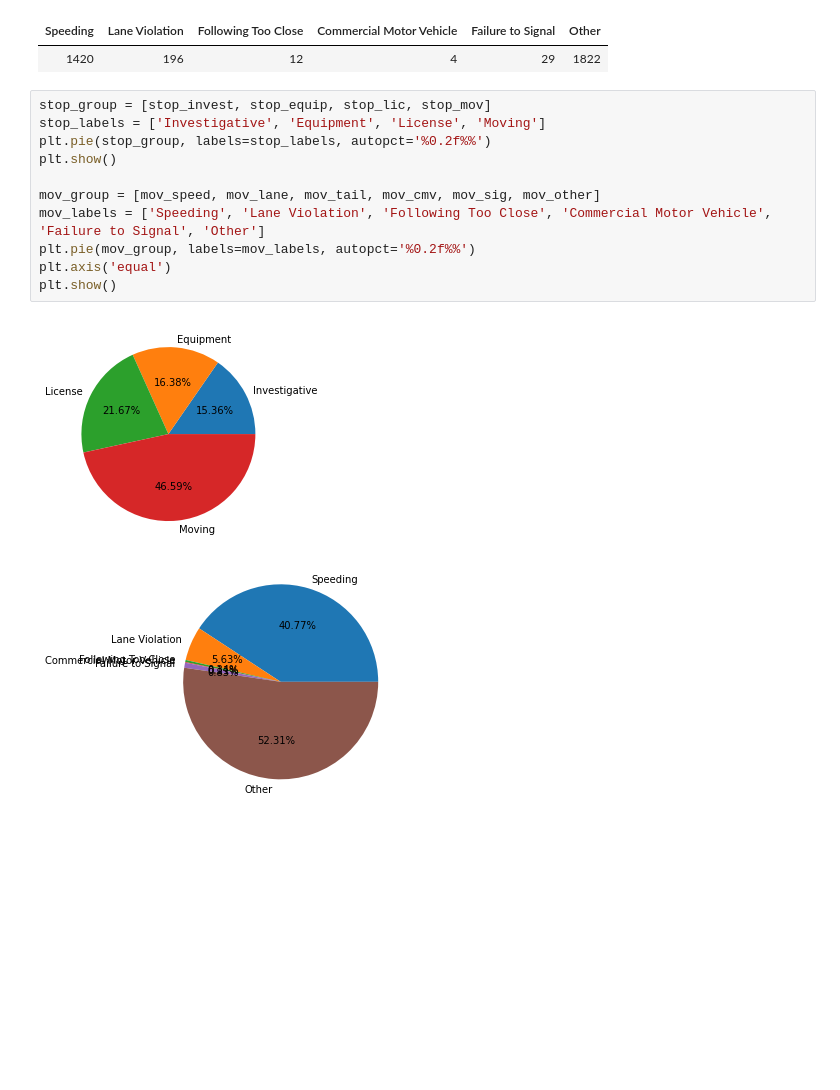
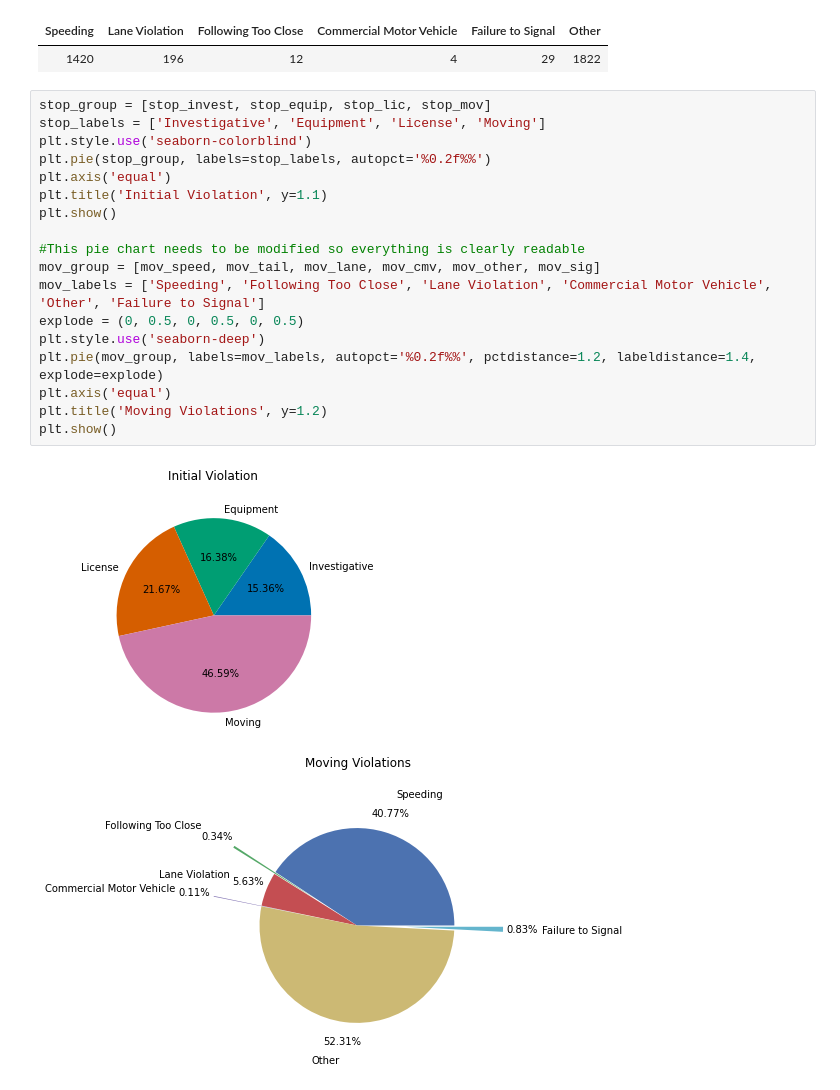
Before and after one commit to BHuesmann/u_city_2018_vehicle_stops, a Jupyter notebook: u_city_2018_vehicle_stops.ipynb, the cells around one changed output. Drawn from its saved outputs; the diff is of its cells as text; blank space fills up the shorter version.

```diff
--- a/u_city_2018_vehicle_stops.ipynb
+++ b/u_city_2018_vehicle_stops.ipynb
@@ -221,14 +229,21 @@ display(moving_df.style.hide_index())
 # %%
 stop_group = [stop_invest, stop_equip, stop_lic, stop_mov]
 stop_labels = ['Investigative', 'Equipment', 'License', 'Moving']
+plt.style.use('seaborn-colorblind')
 plt.pie(stop_group, labels=stop_labels, autopct='%0.2f%%')
+plt.axis('equal')
+plt.title('Initial Violation', y=1.1)
 plt.show()
 
-mov_group = [mov_speed, mov_lane, mov_tail, mov_cmv, mov_sig, mov_other]
-mov_labels = ['Speeding', 'Lane Violation', 'Following Too Close', 'Commercial Motor Vehicle', 'Failure to Signal', 'Other']
-plt.pie(mov_group, labels=mov_labels, autopct='%0.2f%%')
+#This pie chart needs to be modified so everything is clearly readable
+mov_group = [mov_speed, mov_tail, mov_lane, mov_cmv, mov_other, mov_sig]
+mov_labels = ['Speeding', 'Following Too Close', 'Lane Violation', 'Commercial Motor Vehicle', 'Other', 'Failure to Signal']
+explode = (0, 0.5, 0, 0.5, 0, 0.5)
+plt.style.use('seaborn-deep')
+plt.pie(mov_group, labels=mov_labels, autopct='%0.2f%%', pctdistance=1.2, labeldistance=1.4, explode=explode)
 plt.axis('equal')
+plt.title('Moving Violations', y=1.2)
 plt.show()
 # %% [output]
-[figure, old version]
+[figure, new version]
-[figure, old version]
+[figure, new version]
```
Also changed, not shown: parts of 8 cells of this notebook, 1 other file.
